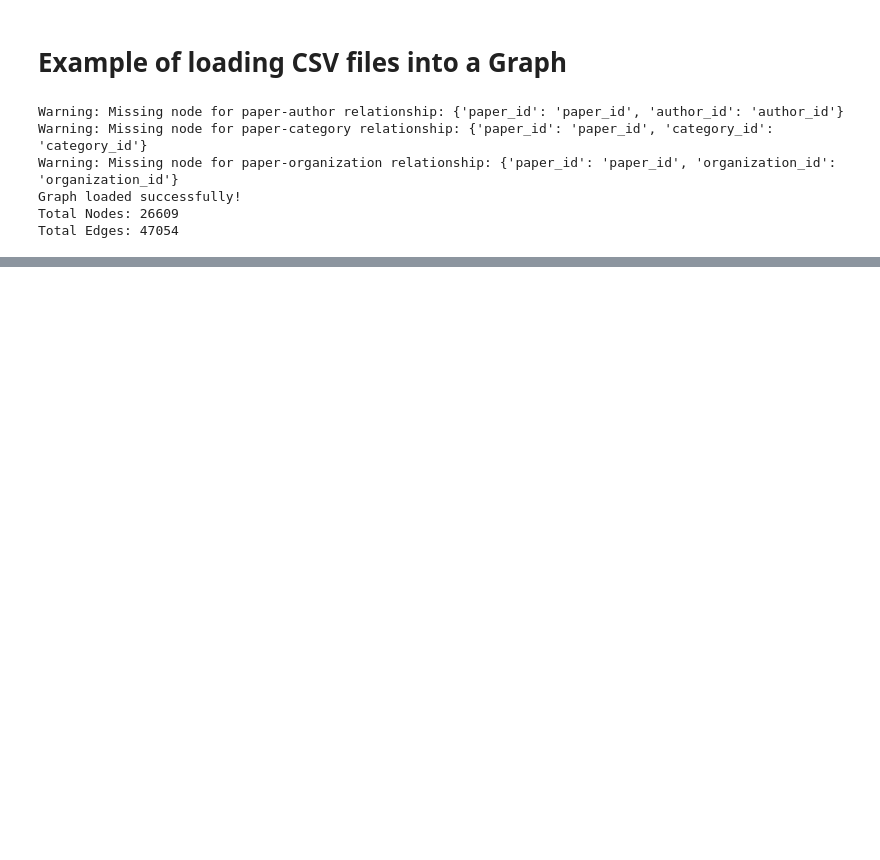
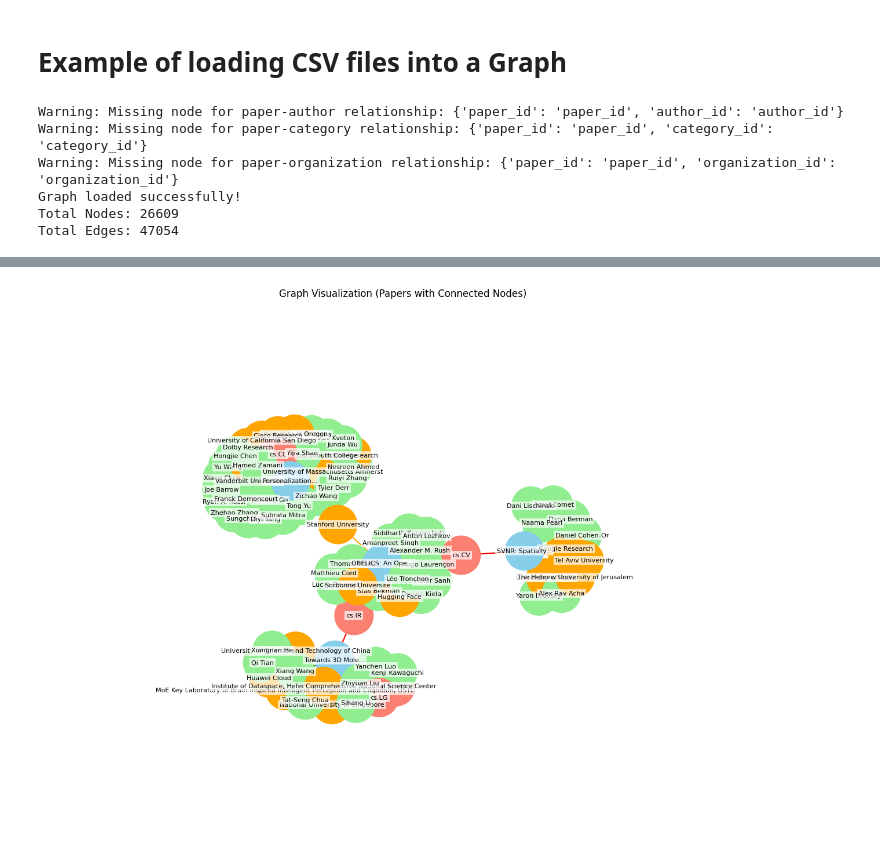
Before and after one commit to hesamsheikh/daily-papers-analysis, a Jupyter notebook: load_graph.ipynb, the cells around one changed output, grey strips where cells are left out. Drawn from its saved outputs; the diff is of its cells as text; code cells hidden in the pictures; blank space fills up the shorter version.

```diff
--- a/load_graph.ipynb
+++ b/load_graph.ipynb
@@ -206,0 +92,78 @@ plt.show()
+# %%
+import matplotlib.pyplot as plt
+import numpy as np
+
+# Use specified paper IDs
+paper_ids = ['paper_3929', 'paper_452', 'paper_448', 'paper_2056'] # Example paper IDs - replace with your list
+
+# Get connected nodes, avoiding duplicate organizations
+connected_nodes = set(paper_ids)
+for paper in paper_ids:
+    for neighbor in G.neighbors(paper):
+        # Add all neighbors (authors, categories, organizations)
+        connected_nodes.add(neighbor)
+
+# Create subgraph with sampled papers and their connections
+subgraph = G.subgraph(connected_nodes)
+
+# Use kamada_kawai_layout for a more evenly distributed layout
+pos = nx.kamada_kawai_layout(subgraph, scale=2.0)
+
+# Create color mapping for node types
+color_map = {
+    'paper': 'skyblue',
+    'author': 'lightgreen',
+    'category': 'salmon',
+    'organization': 'orange'
+}
+
+# Map node types to colors
+node_colors = [color_map[subgraph.nodes[node]['type']] for node in subgraph.nodes()]
+
+# Increase figure size significantly for better spacing
+plt.figure(figsize=(16, 12))
+
+nx.draw_networkx_nodes(subgraph, pos, node_color=node_colors, node_size=2300)
+
+# Draw edges with different colors based on relationship type
+edge_colors = []
+for (u, v, data) in subgraph.edges(data=True):
+    if data.get('relationship') == 'written_by':
+        edge_colors.append('green')
+    elif data.get('relationship') == 'categorized_as':
+        edge_colors.append('red')
+    elif data.get('relationship') == 'affiliated_with':
+        edge_colors.append('orange')
+    else:
+        edge_colors.append('gray')
+
+nx.draw_networkx_edges(subgraph, pos, edge_color=edge_colors, width=1.5)
+
+# Add labels for the nodes using names instead of IDs, with bbox for better readability
+labels = {}
+for node, attr in subgraph.nodes(data=True):
+    if attr['type'] == 'paper':
+        # Use truncated paper title for cleaner visualization
+        title = attr['title']
+        labels[node] = title[:15] + '...' if len(title) > 15 else title
+    elif attr['type'] == 'author':
+        labels[node] = attr['name']
+    elif attr['type'] == 'category':
+        labels[node] = attr['name']
+    elif attr['type'] == 'organization':
+        labels[node] = attr['name']
+    else:
+        labels[node] = node
+
+nx.draw_networkx_labels(subgraph, pos, labels, font_size=8,
+                       bbox=dict(facecolor='white', edgecolor='none', alpha=0.7, pad=2))
+
+plt.title("Graph Visualization (Papers with Connected Nodes)")
+plt.axis('off')
+
+# Add more margin around the plot
+plt.margins(0.4)
+
+plt.show()
+# %% [output]
+[figure, added]
```
Also changed, not shown: parts of 3 cells of this notebook, 2 other files.
